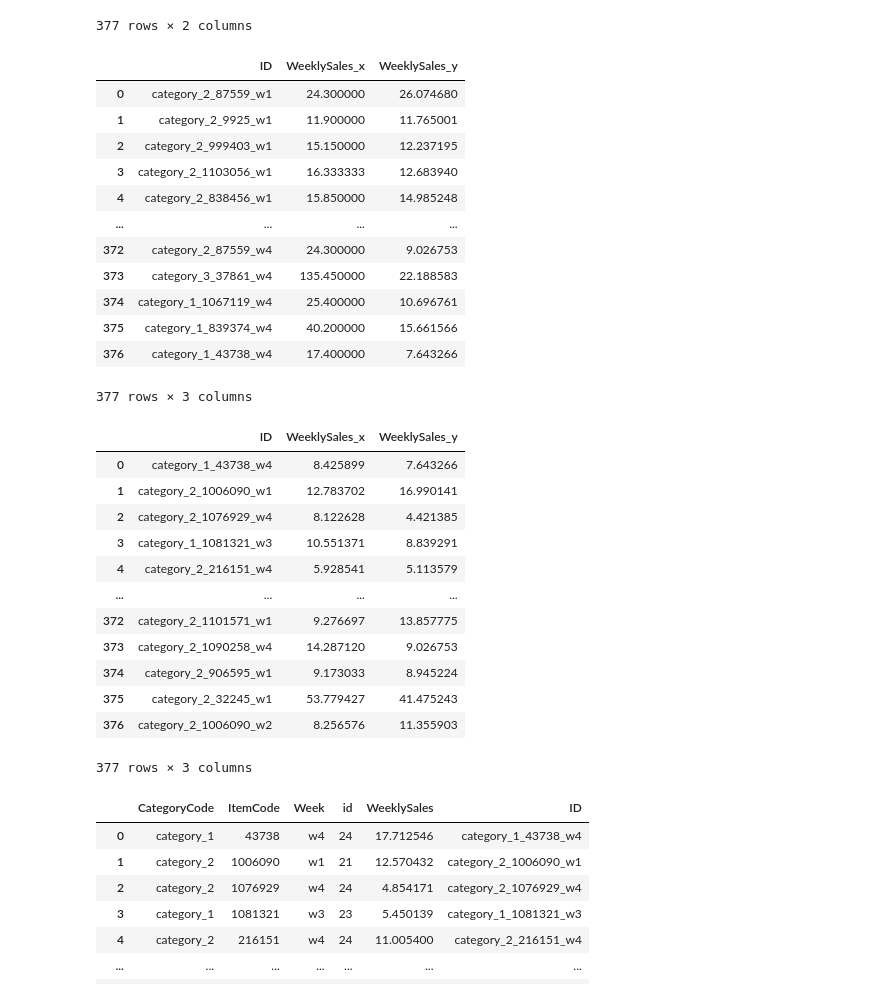
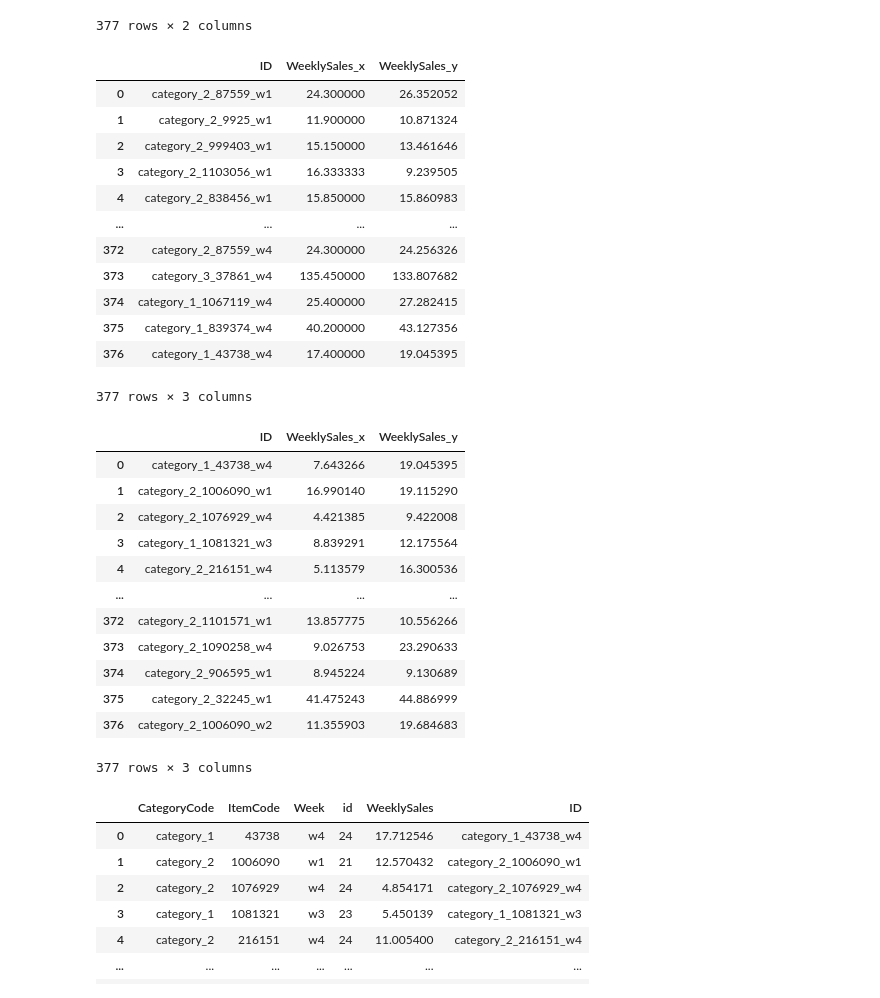
Before and after one commit to Vaseekaran-V/Datastorm-3, a Jupyter notebook: Day2/Forecasting_Regression_ML_XGBoost_6_V.ipynb, the cells around one changed output. Drawn from its saved outputs; the diff is of its cells as text; code cells hidden in the pictures.

Commit message:
made 6th submission | best submission

```diff
--- a/Day2/Forecasting_Regression_ML_XGBoost_6_V.ipynb
+++ b/Day2/Forecasting_Regression_ML_XGBoost_6_V.ipynb
@@ -260,15 +233,15 @@ def get_quan_cat_columns(dataframe):
 
     return quan_cols, cat_cols
 # %%
-def add_features(dataframe):
+def add_features(dataframe, shift_val = 1):
     Average_Sales = dataframe.groupby(['ItemCode'])['WeeklySales'].mean().to_frame('AverageSales').reset_index()
     dataframe = pd.merge(dataframe, Average_Sales, on = 'ItemCode')
-    dataframe['Last_Week_Sales'] = dataframe.groupby(['ItemCode'])['WeeklySales'].shift()
-    dataframe['Last_Week_Diff'] = dataframe.groupby(['ItemCode'])['WeeklySales'].shift(periods=1) - dataframe.groupby(['ItemCode'])['WeeklySales'].shift(periods=2)
-    dataframe['Last-1_Week_Sales'] = dataframe.groupby(['ItemCode'])['WeeklySales'].shift(2)
-    dataframe['Last-1_Week_Diff'] = dataframe.groupby(['ItemCode'])['WeeklySales'].shift(periods=1) - dataframe.groupby(['ItemCode'])['WeeklySales'].shift(periods=3)
-    dataframe['Last-2_Week_Sales'] = dataframe.groupby(['ItemCode'])['WeeklySales'].shift(3)
-    dataframe['Last-2_Week_Diff'] = dataframe.groupby(['ItemCode'])['WeeklySales'].shift(periods=1) - dataframe.groupby(['ItemCode'])['WeeklySales'].shift(periods=4)
+    dataframe['Last_Week_Sales'] = dataframe.groupby(['ItemCode'])['WeeklySales'].shift(shift_val)
+    dataframe['Last_Week_Diff'] = dataframe.groupby(['ItemCode'])['WeeklySales'].shift(shift_val) - dataframe.groupby(['ItemCode'])['WeeklySales'].shift(shift_val + 1)
+    dataframe['Last-1_Week_Sales'] = dataframe.groupby(['ItemCode'])['WeeklySales'].shift(shift_val + 1)
+    dataframe['Last-1_Week_Diff'] = dataframe.groupby(['ItemCode'])['WeeklySales'].shift(shift_val + 1) - dataframe.groupby(['ItemCode'])['WeeklySales'].shift(shift_val + 2)
+    dataframe['Last-2_Week_Sales'] = dataframe.groupby(['ItemCode'])['WeeklySales'].shift(shift_val + 2)
+    dataframe['Last-2_Week_Diff'] = dataframe.groupby(['ItemCode'])['WeeklySales'].shift(shift_val + 2) - dataframe.groupby(['ItemCode'])['WeeklySales'].shift(shift_val + 3)
 
     return dataframe
 # %%
@@ -327,7 +300,7 @@ memory usage: 368.2+ KB
 # %%
 c  = []
 mean_error = []
-columns_to_drop = ['WeeklySales', 'ItemCode']
+columns_to_drop = ['WeeklySales', 'CategoryCode', 'id', 'Last-1_Week_Diff', 'ItemCode']
 for week in range(21,25):
 
     train = df[df['id'] < week]
@@ -351,7 +324,7 @@ for week in range(21,25):
     xts_sc = data_pipeline.transform(xts)
 
     #Hp tuning
-    param_grid = {'n_estimators': [400, 450, 500], 'learning_rate': [0.01, 0.02, 0.03, 0.04]}
+    param_grid = {'n_estimators': [400, 450, 500, 550], 'learning_rate': [0.1, 0.01, 0.001]}
     best_params = hp_tuning(model = XGBRegressor(), param_grid = param_grid, train_x = xtr_sc, train_y = np.log1p(ytr))
     print(best_params)
 
@@ -365,6 +338,14 @@ for week in range(21,25):
 
     train_test = pd.concat([train_test, test_df[test_df['id']==week]])
     train_test = add_features(train_test)
+#     Average_Sales_test = train_test.groupby(['ItemCode'])['WeeklySales'].mean().to_frame('AverageSales').reset_index()
+#     train_test = pd.merge(train_test, Average_Sales_test, on = 'ItemCode')
+#     train_test['Last_Week_Sales'] = train_test.groupby(['ItemCode'])['WeeklySales'].shift(4)
+#     train_test['Last_Week_Diff'] = train_test.groupby(['ItemCode'])['WeeklySales'].shift(periods=4) - train_test.groupby(['ItemCode'])['WeeklySales'].shift(periods=5)
+#     train_test['Last-1_Week_Sales'] = train_test.groupby(['ItemCode'])['WeeklySales'].shift(5)
+#     train_test['Last-1_Week_Diff'] = train_test.groupby(['ItemCode'])['WeeklySales'].shift(periods=5) - train_test.groupby(['ItemCode'])['WeeklySales'].shift(periods=6)
+#     train_test['Last-2_Week_Sales'] = train_test.groupby(['ItemCode'])['WeeklySales'].shift(6)
+#     train_test['Last-2_Week_Diff'] = train_test.groupby(['ItemCode'])['WeeklySales'].shift(periods=6) - train_test.groupby(['ItemCode'])['WeeklySales'].shift(periods=7)
 
     # train_test = df.dropna()
 
@@ -380,7 +361,8 @@ for week in range(21,25):
     xtest_sc = data_pipeline.transform(xtest)
 
     test_p = np.expm1(mdl.predict(xtest_sc)) # test data
-    # test_df[test_df['id']==week]['WeeklySales'] = test_p
+    #train_test[train_test['id']==week]['WeeklySales'] = test_p
+    train_test.loc[train_test["id"] == week, 'WeeklySales'] = test_p
     train_test.drop(['AverageSales'], axis = 1, inplace = True)
 
     c.append({'CategoryCode': test['CategoryCode'],'ItemCode':test['ItemCode'], 'Week':test['Week'],'id':test['id'] ,'WeeklySales':test_p})
@@ -560,38 +576,38 @@ submissions0
 | 376 | category_1_43738_w4 | 17.400000 |
 377 rows × 2 columns
 # %%
-submission_third = pd.read_csv(r'../submissions/submissions_3.csv')
+submission_fifth = pd.read_csv(r'../submissions/submissions_5_xgb.csv')
 # %%
 pd.merge(submissions0[['ID','WeeklySales']], submissions1[['ID','WeeklySales']] , on = ['ID'])
 # %% [output]
 |  | ID | WeeklySales_x | WeeklySales_y |
-| 0 | category_2_87559_w1 | 24.300000 | 26.074680 |
-| 1 | category_2_9925_w1 | 11.900000 | 11.765001 |
-| 2 | category_2_999403_w1 | 15.150000 | 12.237195 |
-| 3 | category_2_1103056_w1 | 16.333333 | 12.683940 |
-| 4 | category_2_838456_w1 | 15.850000 | 14.985248 |
+| 0 | category_2_87559_w1 | 24.300000 | 26.352052 |
+| 1 | category_2_9925_w1 | 11.900000 | 10.871324 |
+| 2 | category_2_999403_w1 | 15.150000 | 13.461646 |
+| 3 | category_2_1103056_w1 | 16.333333 | 9.239505 |
+| 4 | category_2_838456_w1 | 15.850000 | 15.860983 |
 | ... | ... | ... | ... |
-| 372 | category_2_87559_w4 | 24.300000 | 9.026753 |
-| 373 | category_3_37861_w4 | 135.450000 | 22.188583 |
-| 374 | category_1_1067119_w4 | 25.400000 | 10.696761 |
-| 375 | category_1_839374_w4 | 40.200000 | 15.661566 |
-| 376 | category_1_43738_w4 | 17.400000 | 7.643266 |
+| 372 | category_2_87559_w4 | 24.300000 | 24.256326 |
+| 373 | category_3_37861_w4 | 135.450000 | 133.807682 |
+| 374 | category_1_1067119_w4 | 25.400000 | 27.282415 |
+| 375 | category_1_839374_w4 | 40.200000 | 43.127356 |
+| 376 | category_1_43738_w4 | 17.400000 | 19.045395 |
 377 rows × 3 columns
 # %%
-pd.merge(submission_third[['ID','WeeklySales']], submissions1[['ID','WeeklySales']] , on = ['ID'])
+pd.merge(submission_fifth[['ID','WeeklySales']], submissions1[['ID','WeeklySales']] , on = ['ID'])
 # %% [output]
 |  | ID | WeeklySales_x | WeeklySales_y |
-| 0 | category_1_43738_w4 | 8.425899 | 7.643266 |
-| 1 | category_2_1006090_w1 | 12.783702 | 16.990141 |
-| 2 | category_2_1076929_w4 | 8.122628 | 4.421385 |
-| 3 | category_1_1081321_w3 | 10.551371 | 8.839291 |
-| 4 | category_2_216151_w4 | 5.928541 | 5.113579 |
+| 0 | category_1_43738_w4 | 7.643266 | 19.045395 |
+| 1 | category_2_1006090_w1 | 16.990140 | 19.115290 |
+| 2 | category_2_1076929_w4 | 4.421385 | 9.422008 |
+| 3 | category_1_1081321_w3 | 8.839291 | 12.175564 |
+| 4 | category_2_216151_w4 | 5.113579 | 16.300536 |
 | ... | ... | ... | ... |
-| 372 | category_2_1101571_w1 | 9.276697 | 13.857775 |
-| 373 | category_2_1090258_w4 | 14.287120 | 9.026753 |
-| 374 | category_2_906595_w1 | 9.173033 | 8.945224 |
-| 375 | category_2_32245_w1 | 53.779427 | 41.475243 |
-| 376 | category_2_1006090_w2 | 8.256576 | 11.355903 |
+| 372 | category_2_1101571_w1 | 13.857775 | 10.556266 |
+| 373 | category_2_1090258_w4 | 9.026753 | 23.290633 |
+| 374 | category_2_906595_w1 | 8.945224 | 9.130689 |
+| 375 | category_2_32245_w1 | 41.475243 | 44.886999 |
+| 376 | category_2_1006090_w2 | 11.355903 | 19.684683 |
 377 rows × 3 columns
 # %%
 submissions1
```
Also changed, not shown: parts of 16 cells of this notebook, 3 other files.
